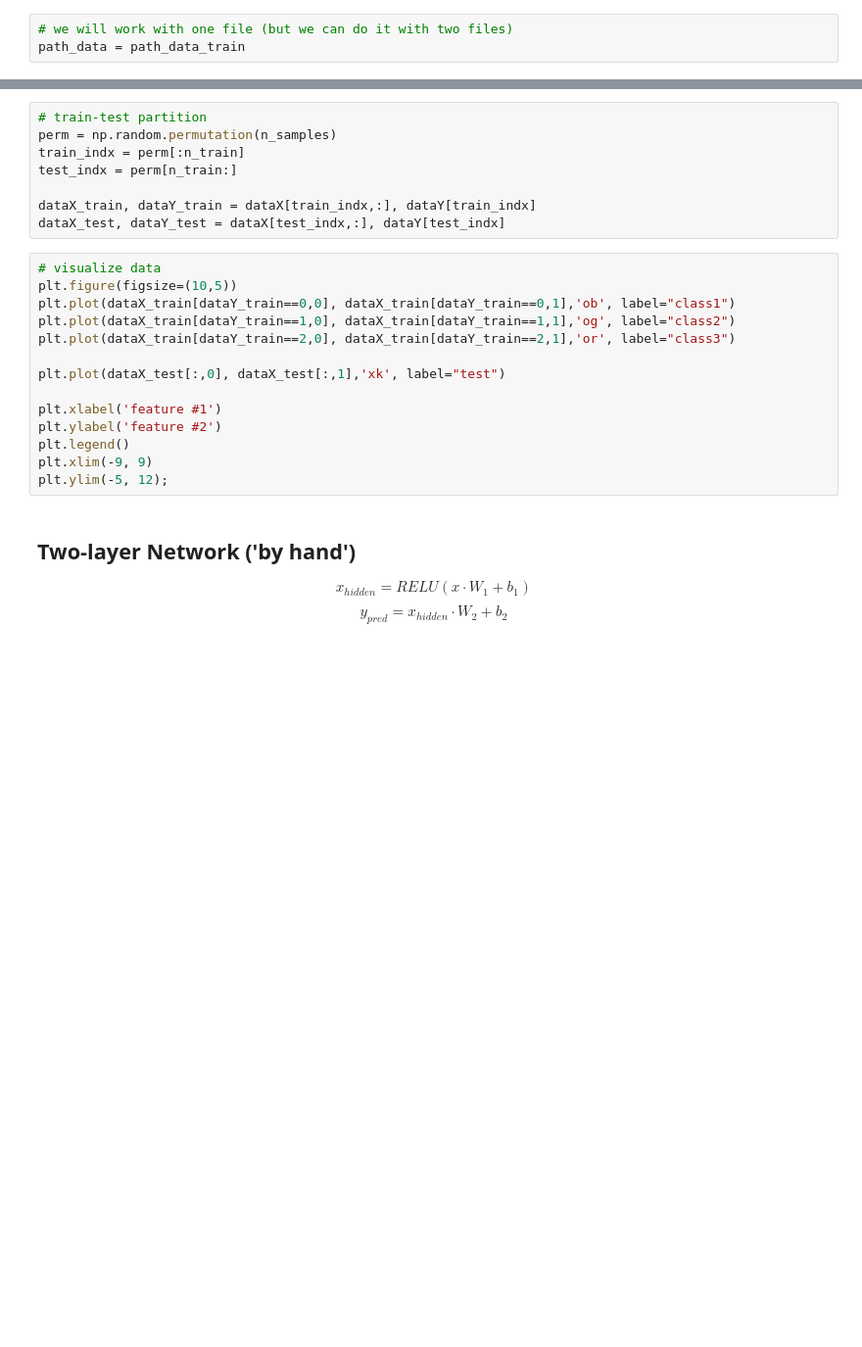
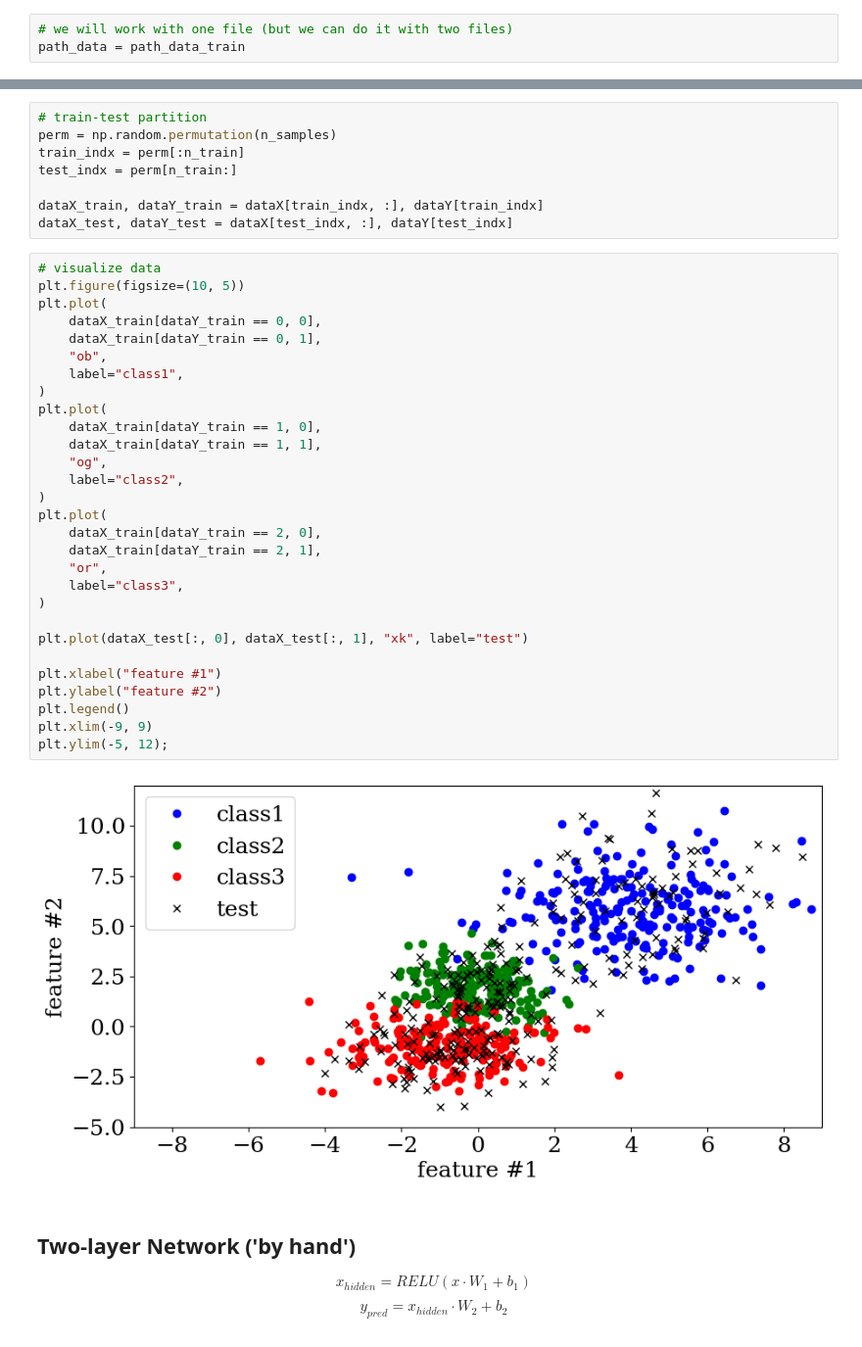
Before and after one commit to anstadnik/ucu2022cv, a Jupyter notebook: assignments/a2_simple_network.ipynb, the cells around one changed output, grey strips where cells are left out. Shown at 98% size. Saved outputs shown, nothing was run; the diff lists cells and outputs as text; blank space fills up the shorter version.

```diff
--- a/assignments/a2_simple_network.ipynb
+++ b/assignments/a2_simple_network.ipynb
@@ -86,22 +98,39 @@ perm = np.random.permutation(n_samples)
 train_indx = perm[:n_train]
 test_indx = perm[n_train:]
 
-dataX_train, dataY_train = dataX[train_indx,:], dataY[train_indx]
-dataX_test, dataY_test = dataX[test_indx,:], dataY[test_indx]
+dataX_train, dataY_train = dataX[train_indx, :], dataY[train_indx]
+dataX_test, dataY_test = dataX[test_indx, :], dataY[test_indx]
 # %%
 # visualize data
-plt.figure(figsize=(10,5))
-plt.plot(dataX_train[dataY_train==0,0], dataX_train[dataY_train==0,1],'ob', label="class1")
-plt.plot(dataX_train[dataY_train==1,0], dataX_train[dataY_train==1,1],'og', label="class2")
-plt.plot(dataX_train[dataY_train==2,0], dataX_train[dataY_train==2,1],'or', label="class3")
+plt.figure(figsize=(10, 5))
+plt.plot(
+    dataX_train[dataY_train == 0, 0],
+    dataX_train[dataY_train == 0, 1],
+    "ob",
+    label="class1",
+)
+plt.plot(
+    dataX_train[dataY_train == 1, 0],
+    dataX_train[dataY_train == 1, 1],
+    "og",
+    label="class2",
+)
+plt.plot(
+    dataX_train[dataY_train == 2, 0],
+    dataX_train[dataY_train == 2, 1],
+    "or",
+    label="class3",
+)
 
-plt.plot(dataX_test[:,0], dataX_test[:,1],'xk', label="test")
+plt.plot(dataX_test[:, 0], dataX_test[:, 1], "xk", label="test")
 
-plt.xlabel('feature #1')
-plt.ylabel('feature #2')
+plt.xlabel("feature #1")
+plt.ylabel("feature #2")
 plt.legend()
 plt.xlim(-9, 9)
 plt.ylim(-5, 12);
+# %% [output]
+[figure, added]
 # %% [markdown]
 ## Two-layer Network ('by hand')
 
```
Also changed, not shown: parts of 22 cells of this notebook, 1 other file.
